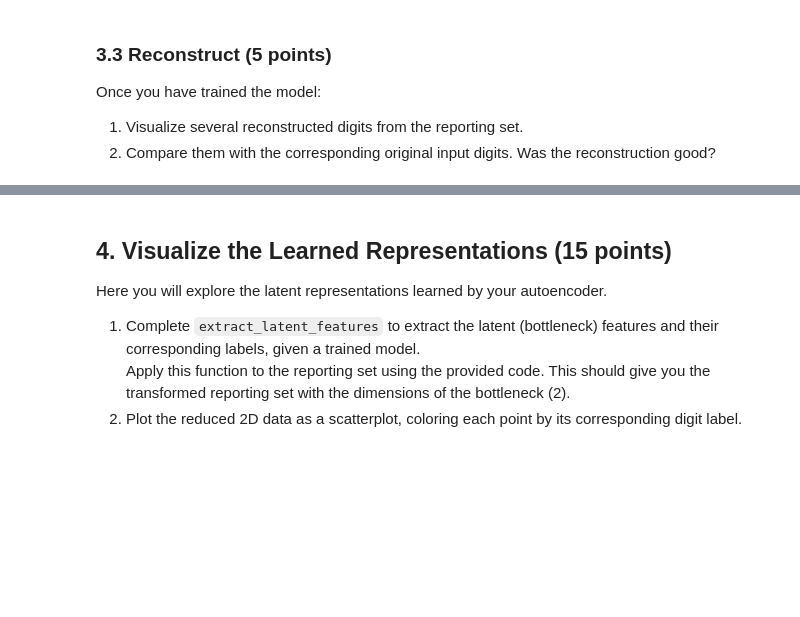
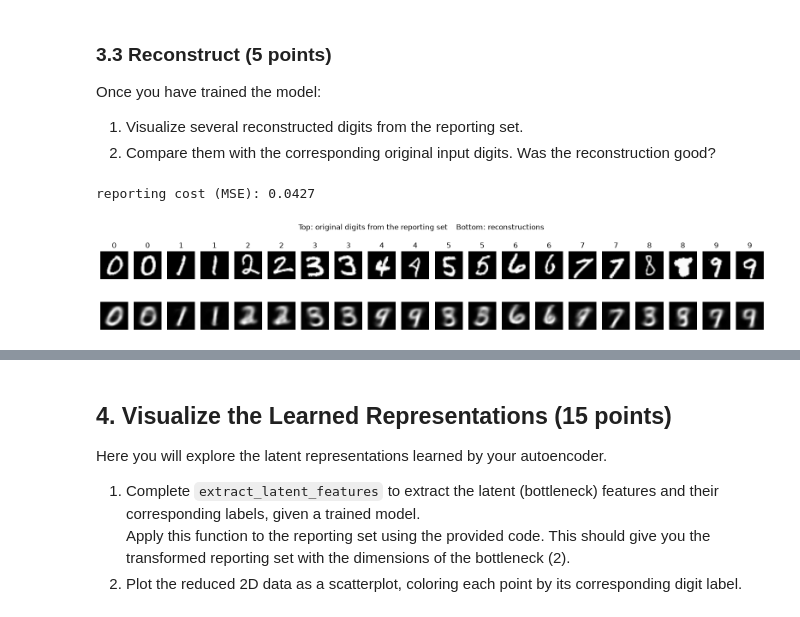
Before and after one commit to AudreyStelle/ML-Lab-3-Non-linear-Dimensionality-Reduction---t-SNE-and-UMAP, a Jupyter notebook: 06-autoencoders.ipynb, the cells around one changed output, grey strips where cells are left out. Saved outputs shown, nothing was run; the diff lists cells and outputs as text; code cells hidden in the pictures; blank space fills up the shorter version.

```diff
--- a/06-autoencoders.ipynb
+++ b/06-autoencoders.ipynb
@@ -295,0 +347,31 @@ Once you have trained the model:
+# %%
+# reconstruct the reporting set and compute its cost
+model.eval()
+originals, reconstructions, digit_labels = [], [], []
+with torch.no_grad():
+    for X_batch, y_batch in reporting_loader:
+        originals.append(X_batch)
+        reconstructions.append(model(X_batch))
+        digit_labels.append(y_batch)
+originals = torch.cat(originals)
+reconstructions = torch.cat(reconstructions)
+digit_labels = torch.cat(digit_labels)
+
+print("reporting cost (MSE):", round(criterion(reconstructions, originals).item(), 4))
+# %% [output]
+reporting cost (MSE): 0.0427
+# %%
+# two examples of each digit from the reporting set: originals on top, reconstructions below
+idx = [i for d in range(10) for i in torch.where(digit_labels == d)[0][:2].tolist()]
+
+fig, axes = plt.subplots(2, len(idx), figsize=(20, 2.8))
+for col, i in enumerate(idx):
+    axes[0, col].imshow(originals[i].reshape(28, 28), cmap="gray")
+    axes[1, col].imshow(reconstructions[i].reshape(28, 28), cmap="gray")
+    axes[0, col].set_title(digit_labels[i].item())
+    axes[0, col].axis("off")
+    axes[1, col].axis("off")
+fig.suptitle("Top: original digits from the reporting set    Bottom: reconstructions", y=1.05)
+plt.show()
+# %% [output]
+[figure, added]
```
Also changed, not shown: parts of 14 cells of this notebook, 2 other files.
